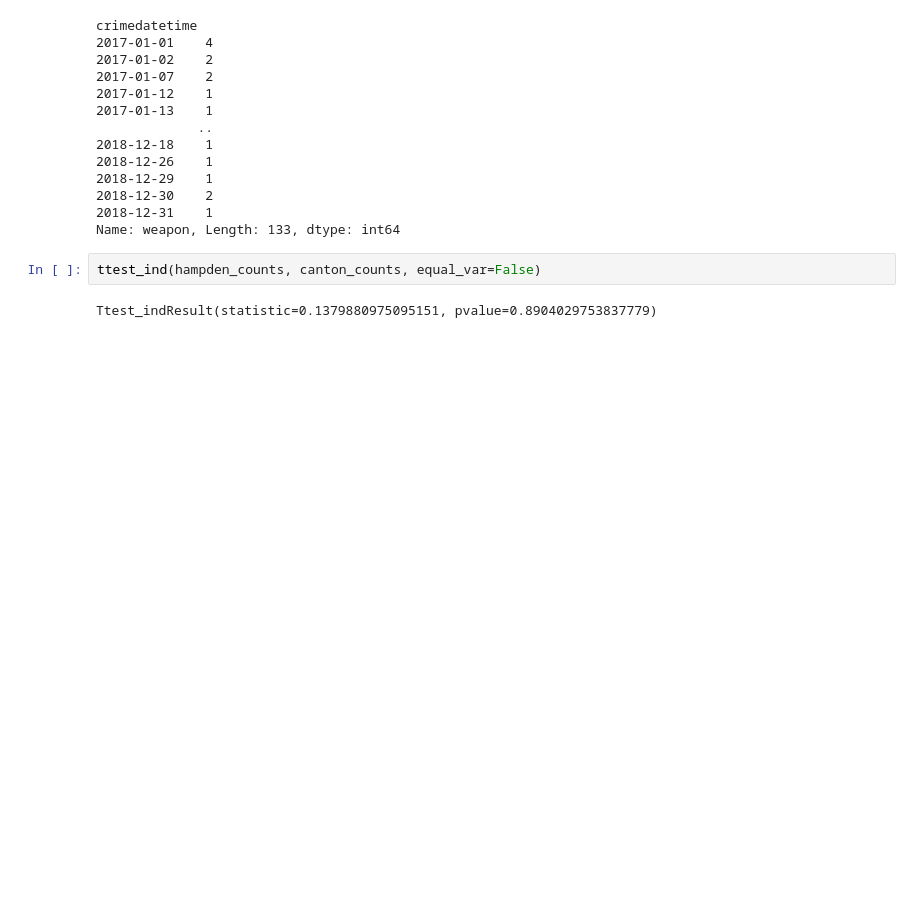
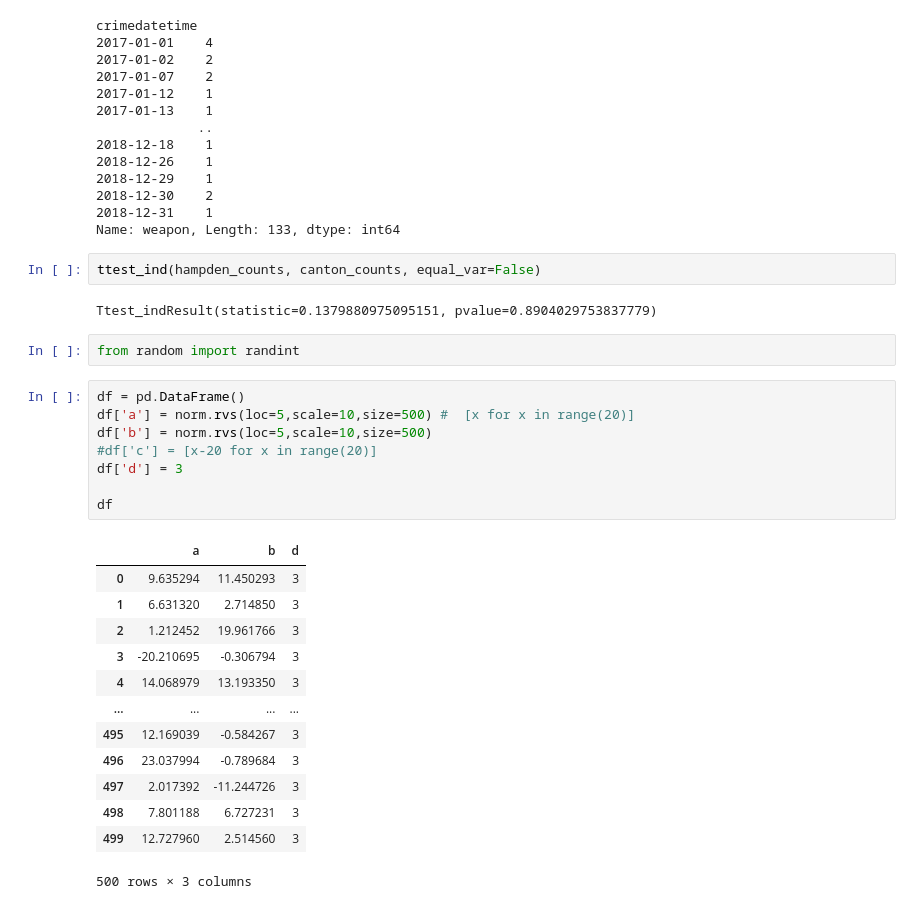
Before and after one commit to Pkangokar/DS601_Spring22, a Jupyter notebook: Week12/notebooks/ttest.ipynb, the cells around one changed output. Cells and saved outputs as stored; diff of their text form; blank space fills up the shorter version.

```diff
--- a/Week12/notebooks/ttest.ipynb
+++ b/Week12/notebooks/ttest.ipynb
@@ -207,3 +207,27 @@ Name: weapon, Length: 133, dtype: int64
 ttest_ind(hampden_counts, canton_counts, equal_var=False)
 # %% [output]
 Ttest_indResult(statistic=0.1379880975095151, pvalue=0.8904029753837779)
+# %%
+from random import randint
+# %%
+df = pd.DataFrame()
+df['a'] = norm.rvs(loc=5,scale=10,size=500) #  [x for x in range(20)]
+df['b'] = norm.rvs(loc=5,scale=10,size=500)
+#df['c'] = [x-20 for x in range(20)]
+df['d'] = 3
+
+df
+# %% [output]
+|  | a | b | d |
+| 0 | 9.635294 | 11.450293 | 3 |
+| 1 | 6.631320 | 2.714850 | 3 |
+| 2 | 1.212452 | 19.961766 | 3 |
+| 3 | -20.210695 | -0.306794 | 3 |
+| 4 | 14.068979 | 13.193350 | 3 |
+| ... | ... | ... | ... |
+| 495 | 12.169039 | -0.584267 | 3 |
+| 496 | 23.037994 | -0.789684 | 3 |
+| 497 | 2.017392 | -11.244726 | 3 |
+| 498 | 7.801188 | 6.727231 | 3 |
+| 499 | 12.727960 | 2.514560 | 3 |
+500 rows × 3 columns
```
Also changed, not shown: parts of 6 cells of this notebook, 3 other files.
